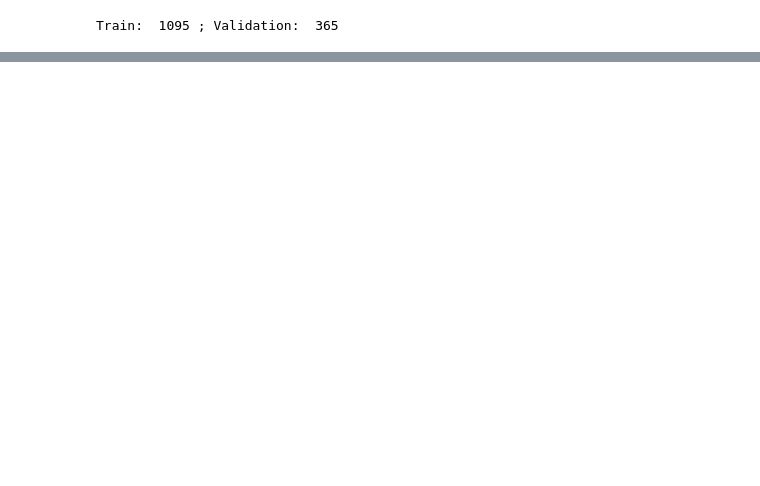
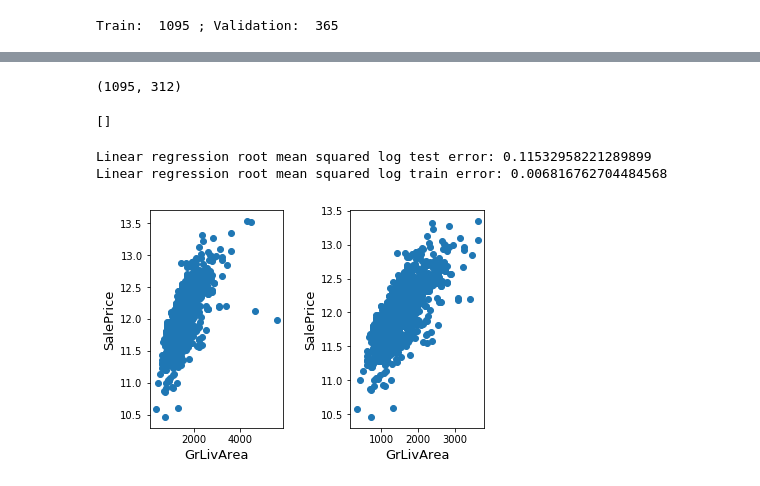
Before and after one commit to martilad/MI-PDD2018_tasks, a Jupyter notebook: 03/homework_03_B181.ipynb, the cells around one changed output, grey strips where cells are left out. Cells and saved outputs as stored; diff of their text form; code cells hidden in the pictures; blank space fills up the shorter version.

```diff
--- a/03/homework_03_B181.ipynb
+++ b/03/homework_03_B181.ipynb
@@ -98,0 +158,9 @@ Train:  1095 ; Validation:  365
+# %%
+# It is the first feature to delete. No information.
+columns_to_remove = ['Id']
+# Find features with low variance - we assume that they cannot help to infer the observable
+# this makes sense especially for indicators
+columns_to_remove = list(set(list(train.columns[train.var() < 0.00001]) + columns_to_remove))
+# %%
+train = train.drop(columns_to_remove, axis=1, errors = 'ignore')
+test = test.drop(columns_to_remove, axis=1, errors = 'ignore')
@@ -98,0 +191,12 @@ Train:  1095 ; Validation:  365
+# %%
+print(train.shape)
+# %% [output]
+(1095, 312)
+# %%
+# One can remove those with correlation smaller than some treshold.
+additional_columns = list(corrP.SalePrice[corrP.SalePrice.abs() < 0.001].index)
+print(additional_columns)
+# extend columns_to_remove.
+columns_to_remove = list(set(columns_to_remove + additional_columns))
+# %% [output]
+[]
@@ -98,0 +207,24 @@ Train:  1095 ; Validation:  365
+# %%
+# Check.
+linreg(train, test)
+# %% [output]
+Linear regression root mean squared log test error: 0.11532958221289899
+Linear regression root mean squared log train error: 0.006816762704484568
+# %%
+# Vizualization of one feature with target variable.
+fig, (ax1, ax2) = plt.subplots(1,2)
+plt.subplots_adjust(wspace=0.5)
+ax1.scatter(x = train['GrLivArea'], y = train['SalePrice'])
+ax1.set_ylabel('SalePrice', fontsize=13)
+ax1.set_xlabel('GrLivArea', fontsize=13)
+
+#Deleting outliers
+train = train.drop(train[(train['GrLivArea']>4000) & (train['SalePrice']<300000)].index)
+
+#Check the graphic again
+ax2.scatter(train['GrLivArea'], train['SalePrice'])
+ax2.set_ylabel('SalePrice', fontsize=13)
+ax2.set_xlabel('GrLivArea', fontsize=13)
+plt.show()
+# %% [output]
+[figure, added]
```
Also changed, not shown: parts of 31 cells of this notebook, 1 other file.
